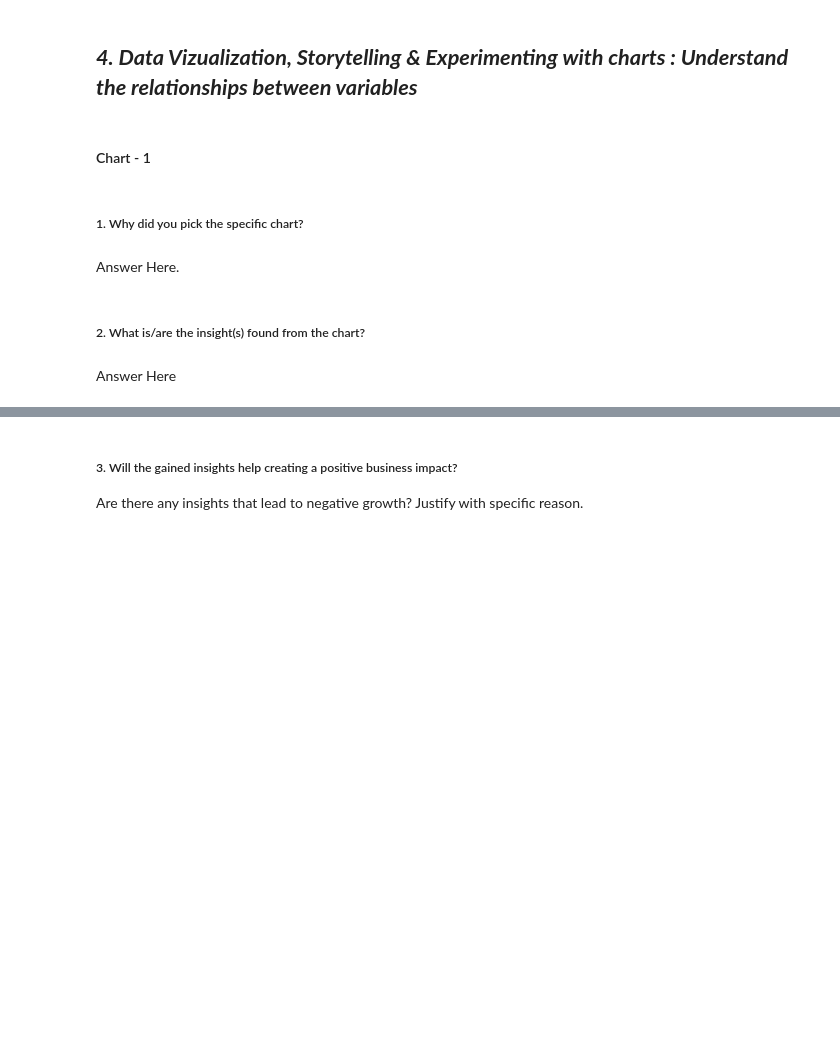
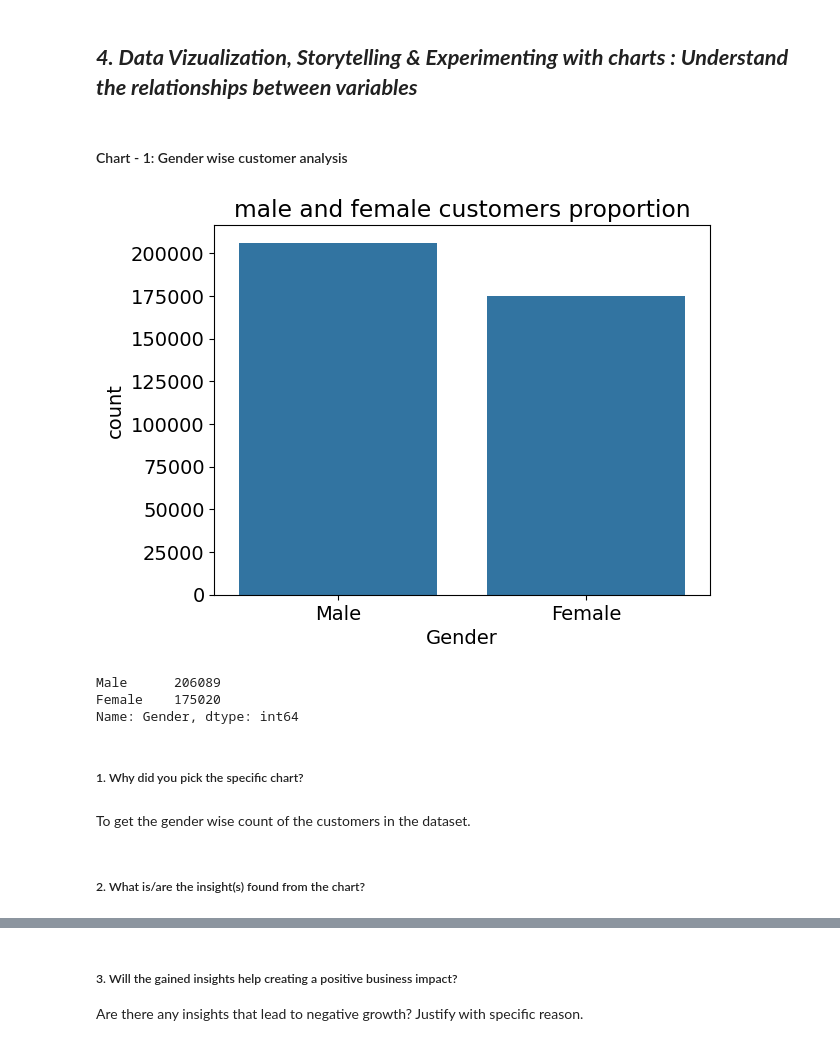
Before and after one commit to NIKHILNIGUDKAR/Health-Insurance-Cross-Sell-Prediction, a Jupyter notebook: Health_Insurance_Cross_Sell_Prediction.ipynb, the cells around one changed output, grey strips where cells are left out. Saved outputs shown, nothing was run; the diff lists cells and outputs as text; code cells hidden in the pictures; blank space fills up the shorter version.

```diff
--- a/Health_Insurance_Cross_Sell_Prediction.ipynb
+++ b/Health_Insurance_Cross_Sell_Prediction.ipynb
@@ -122,0 +322,10 @@ Answer Here
+# %%
+#Check unique values for each variable and listing values whose count is less than 25
+for column in df.columns:
+  res = len(df[column].unique())
+  print(f"The number of unique variables in {column} column are: {res}")
+  if res<=3:
+    x = df[column].unique()
+    print(f'printing unique values of {column}')
+    print('the values are: ', x )
+    print('--'*40)
@@ -129,2 +354,25 @@ Answer Here
+# %%
+# Write your code to make your dataset analysis ready.
+# having a copy of the dataframe(can be used if any manipulation on the orignal df is done)
+copy_df = df.copy()
+
+
+# dropping the id column
+df.drop(['id'],axis=1, inplace=True)
+
+# Converting 'Driving_License' & 'Previously_Insured' from 1,0 to Yes and No using function
+# def convert_yes_no(obj):
+#   '''this function converts Yes to 1 and No to 0'''
+#   if obj == 1:
+#     res = 'Yes'
+#   else:
+#     res = 'No'
+#   return res
+# df['Driving_License'] = df['Driving_License'].apply(convert_yes_no)
+# df['Previously_Insured'] = df['Previously_Insured'].apply(convert_yes_no)
+
+# Converting 'Driving_License' & 'Previously_Insured' from 1,0 to Yes and No using lambda function
+df['Driving_License'] = df['Driving_License'].apply(lambda x: 'Yes' if x==1 else "No")
+df['Previously_Insured']=df['Previously_Insured'].apply(lambda x: 'Yes' if x==1 else "No")
 # %% [markdown]
 ### What all manipulations have you done and insights you found?
@@ -133,4 +385,4 @@ Answer Here.
 # %% [markdown]
 ## ***4. Data Vizualization, Storytelling & Experimenting with charts : Understand the relationships between variables***
 # %% [markdown]
-#### Chart - 1
+#### Chart - 1: Gender wise customer analysis
@@ -139,8 +389,23 @@ Answer Here.
+# %%
+# Chart - 1 visualization code
+sns.countplot(x=df['Gender'], data=df)
+
+# setting chart title
+plt.title('male and female customers proportion')
+
+# display chart
+plt.show()
+
+# printing the counts for reference
+print(df.Gender.value_counts())
+# %% [output]
+[figure, added]
+Male      206089
+Female    175020
+Name: Gender, dtype: int64
 # %% [markdown]
 ##### 1. Why did you pick the specific chart?
-# %% [markdown]
-Answer Here.
+# %% [markdown]
+To get the gender wise count of the customers in the dataset.
 # %% [markdown]
 ##### 2. What is/are the insight(s) found from the chart?
-# %% [markdown]
-Answer Here
```
Also changed, not shown: parts of 77 cells of this notebook.
